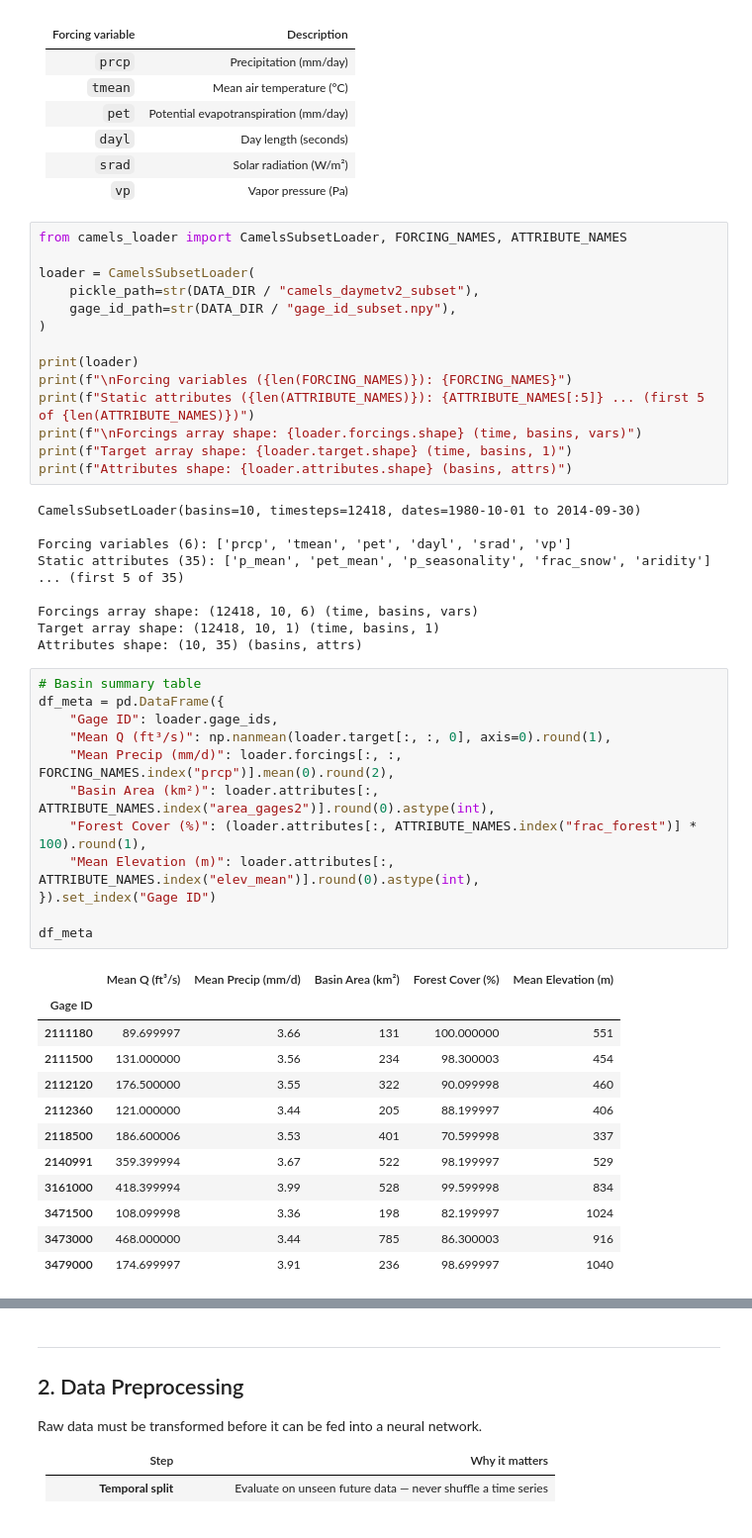
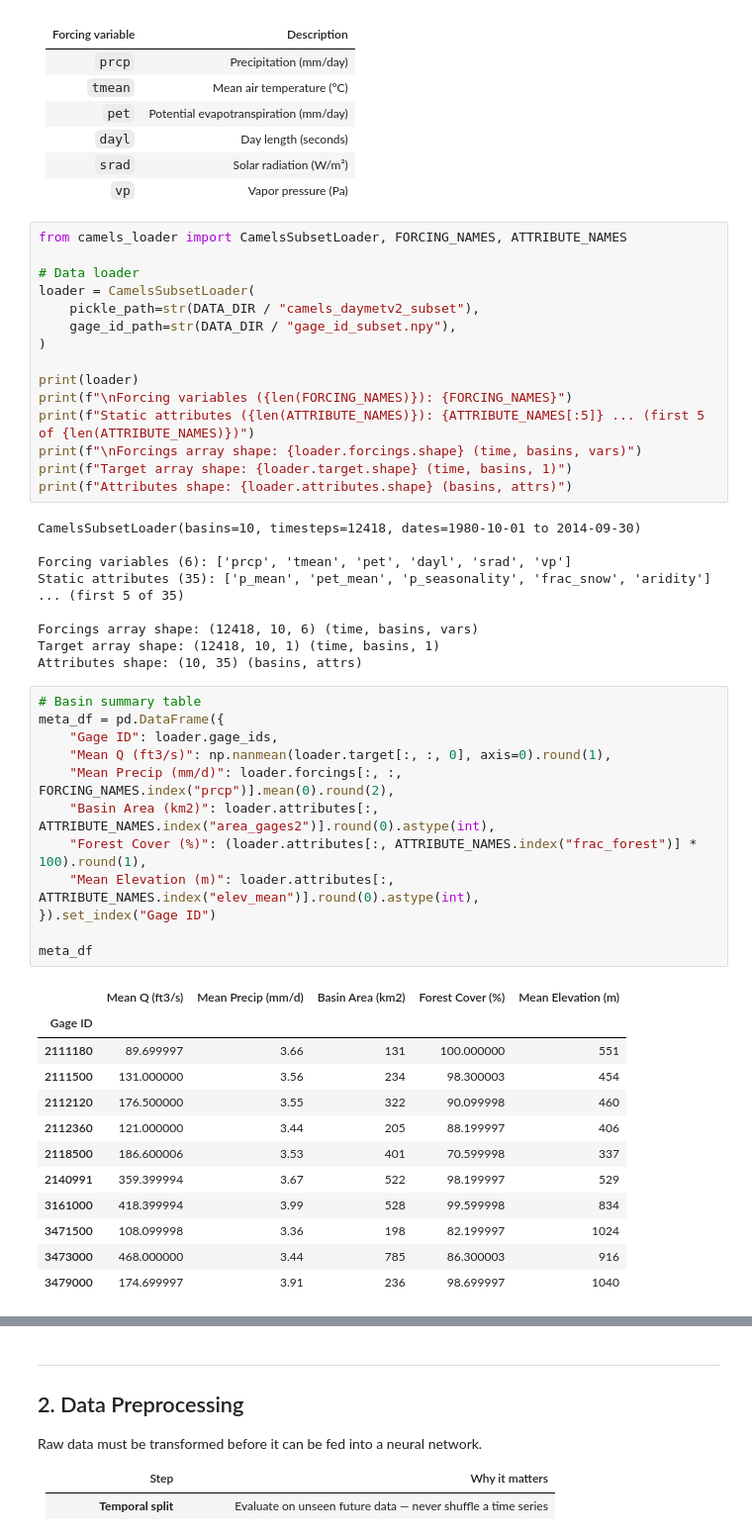
Before and after one commit to leoglonz/Foundations-of-ML, a Jupyter notebook: tutorials/01_ml_pipeline_streamflow.ipynb, the cells around one changed output, grey strips where cells are left out. Shown at 99% size. Saved outputs shown, nothing was run; the diff lists cells and outputs as text.

```diff
--- a/tutorials/01_ml_pipeline_streamflow.ipynb
+++ b/tutorials/01_ml_pipeline_streamflow.ipynb
@@ -122,6 +120,7 @@ The **CAMELS** (Catchment Attributes and Meteorology for Large-sample Studies) d
 # %%
 from camels_loader import CamelsSubsetLoader, FORCING_NAMES, ATTRIBUTE_NAMES
 
+# Data loader
 loader = CamelsSubsetLoader(
     pickle_path=str(DATA_DIR / "camels_daymetv2_subset"),
     gage_id_path=str(DATA_DIR / "gage_id_subset.npy"),
@@ -144,18 +143,18 @@ Target array shape: (12418, 10, 1) (time, basins, 1)
 Attributes shape: (10, 35) (basins, attrs)
 # %%
 # Basin summary table
-df_meta = pd.DataFrame({
+meta_df = pd.DataFrame({
     "Gage ID": loader.gage_ids,
-    "Mean Q (ft³/s)": np.nanmean(loader.target[:, :, 0], axis=0).round(1),
+    "Mean Q (ft3/s)": np.nanmean(loader.target[:, :, 0], axis=0).round(1),
     "Mean Precip (mm/d)": loader.forcings[:, :, FORCING_NAMES.index("prcp")].mean(0).round(2),
-    "Basin Area (km²)": loader.attributes[:, ATTRIBUTE_NAMES.index("area_gages2")].round(0).astype(int),
+    "Basin Area (km2)": loader.attributes[:, ATTRIBUTE_NAMES.index("area_gages2")].round(0).astype(int),
     "Forest Cover (%)": (loader.attributes[:, ATTRIBUTE_NAMES.index("frac_forest")] * 100).round(1),
     "Mean Elevation (m)": loader.attributes[:, ATTRIBUTE_NAMES.index("elev_mean")].round(0).astype(int),
 }).set_index("Gage ID")
 
-df_meta
+meta_df
 # %% [output]
-|  | Mean Q (ft³/s) | Mean Precip (mm/d) | Basin Area (km²) | Forest Cover (%) | Mean Elevation (m) |
+|  | Mean Q (ft3/s) | Mean Precip (mm/d) | Basin Area (km2) | Forest Cover (%) | Mean Elevation (m) |
 | Gage ID |  |  |  |  |  |
 | 2111180 | 89.699997 | 3.66 | 131 | 100.000000 | 551 |
 | 2111500 | 131.000000 | 3.56 | 234 | 98.300003 | 454 |
```
Also changed, not shown: parts of 27 cells of this notebook, 7 other files.
